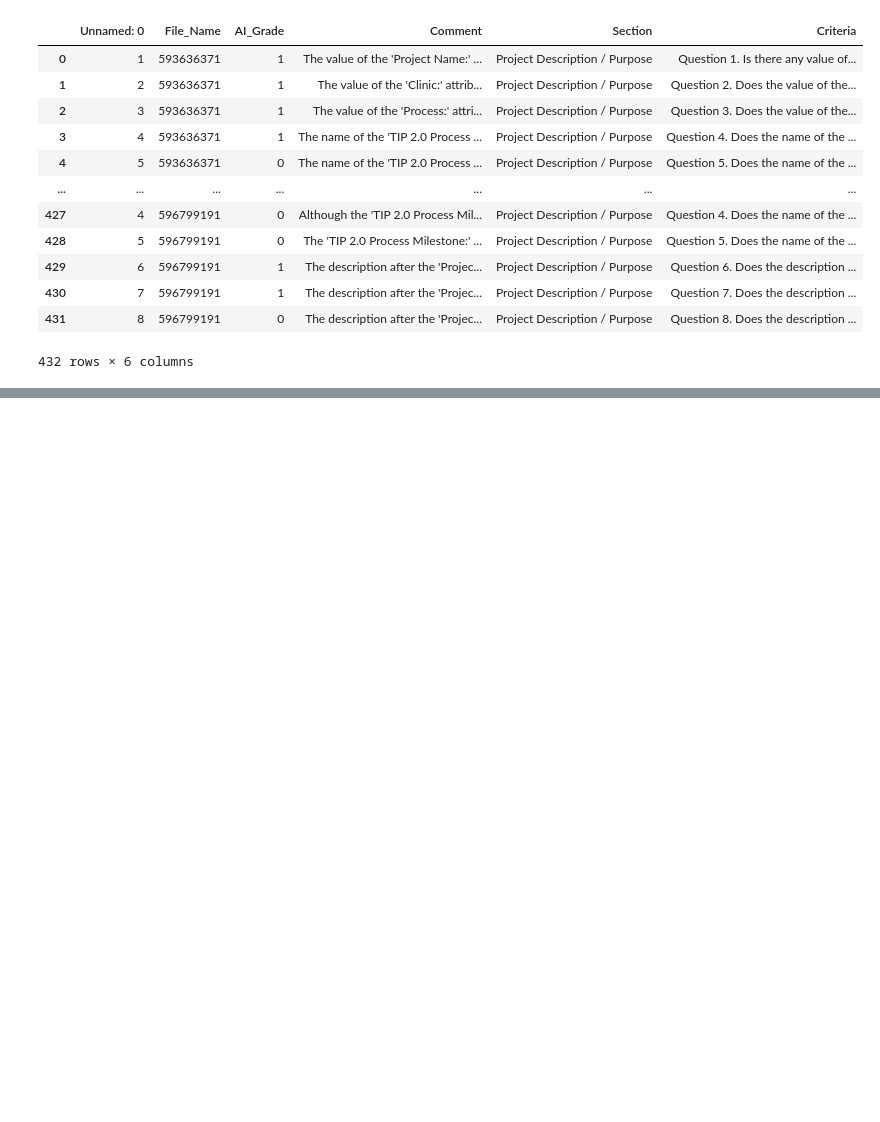
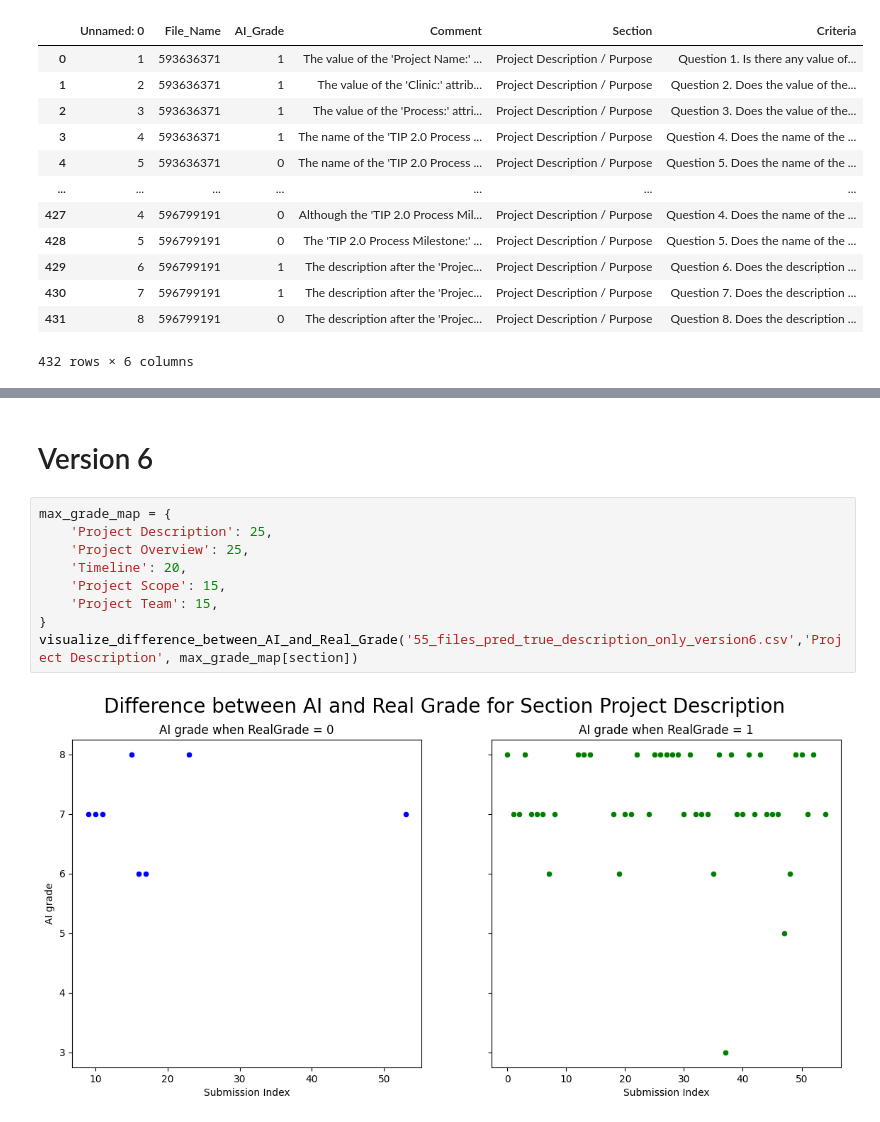
Before and after one commit to ngavu2004/AutoGradingPipelineAnalysis, a Jupyter notebook: visualize_AI_grade_RealGrade.ipynb, the cells around one changed output, grey strips where cells are left out. Saved outputs shown, nothing was run; the diff lists cells and outputs as text; blank space fills up the shorter version.

```diff
--- a/visualize_AI_grade_RealGrade.ipynb
+++ b/visualize_AI_grade_RealGrade.ipynb
@@ -471,0 +500,13 @@ array([1, 0])
+# %% [markdown]
+# Version 6
+# %%
+max_grade_map = {
+    'Project Description': 25,
+    'Project Overview': 25,
+    'Timeline': 20,
+    'Project Scope': 15,
+    'Project Team': 15,
+}
+visualize_difference_between_AI_and_Real_Grade('55_files_pred_true_description_only_version6.csv','Project Description', max_grade_map[section])
+# %% [output]
+[figure, added]
```
Also changed, not shown: parts of 9 cells of this notebook, 5 other files.
